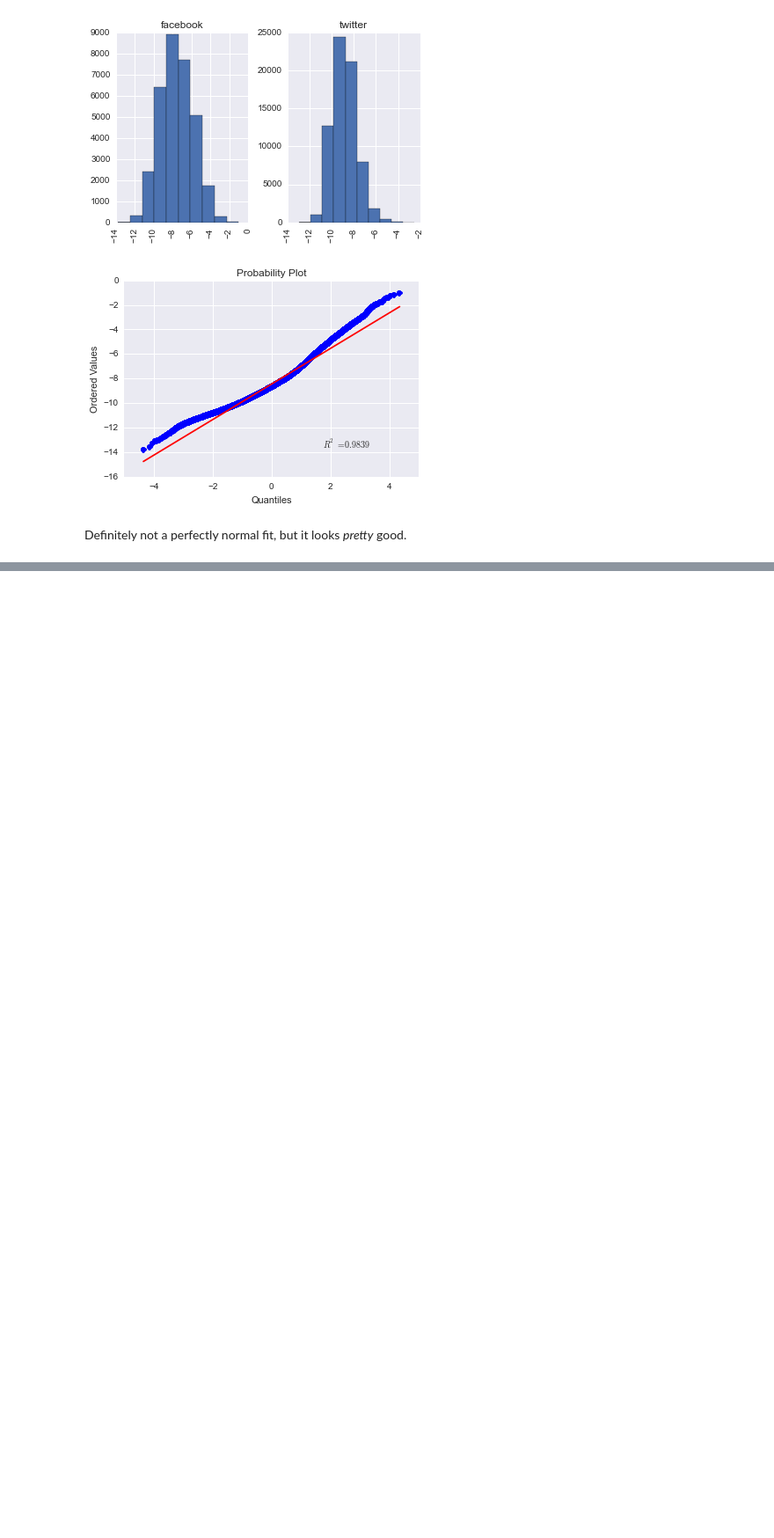
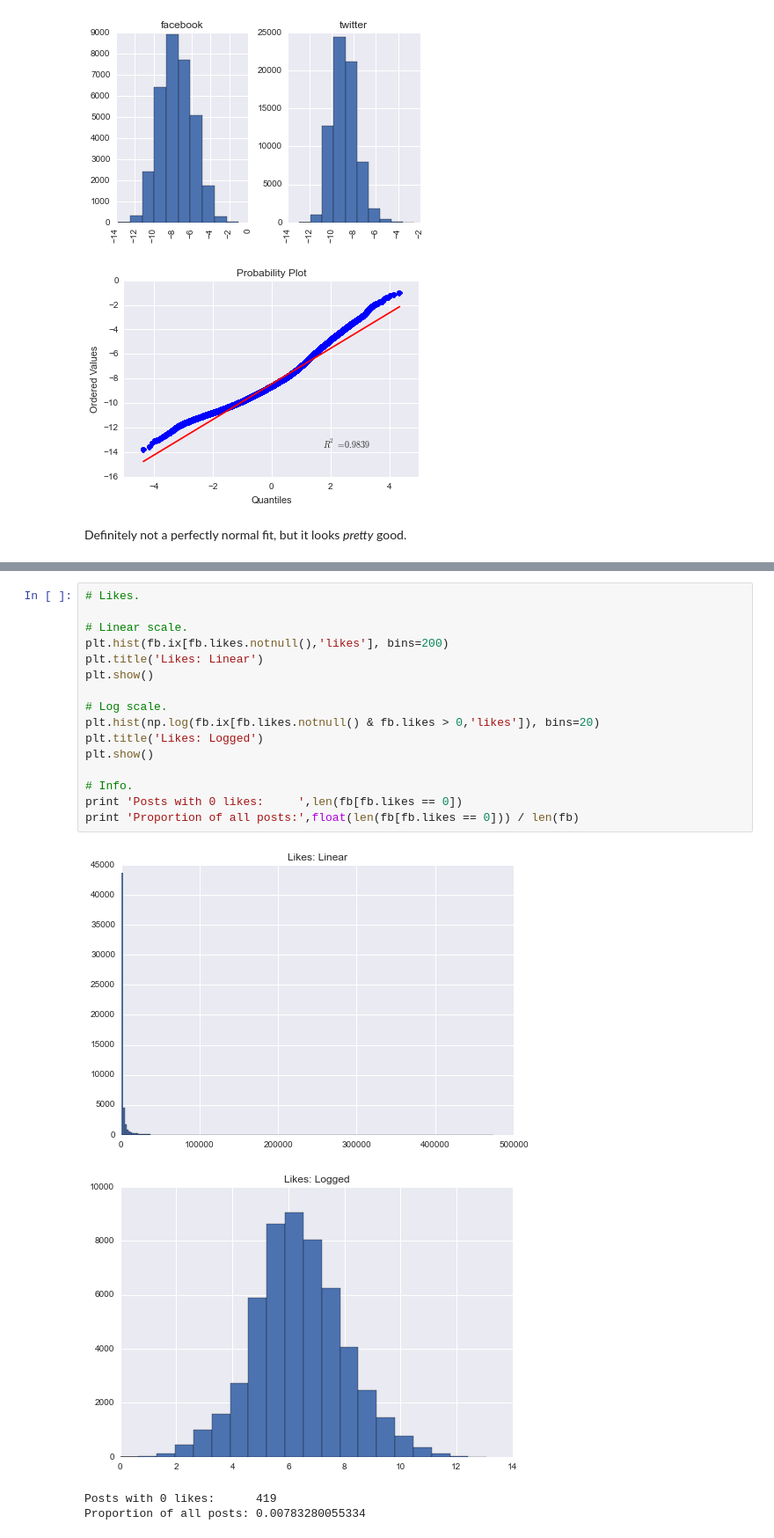
Before and after one commit to micahlanier/social-news, a Jupyter notebook: src/prediction/explorePredictionData.ipynb, the cells around one changed output, grey strips where cells are left out. Shown at 88% size. Drawn from its saved outputs; the diff is of its cells as text; blank space fills up the shorter version.

```diff
--- a/src/prediction/explorePredictionData.ipynb
+++ b/src/prediction/explorePredictionData.ipynb
@@ -187,0 +209,21 @@ Definitely not a perfectly normal fit, but it looks *pretty* good.
+# %%
+# Likes.
+
+# Linear scale.
+plt.hist(fb.ix[fb.likes.notnull(),'likes'], bins=200)
+plt.title('Likes: Linear')
+plt.show()
+
+# Log scale.
+plt.hist(np.log(fb.ix[fb.likes.notnull() & fb.likes > 0,'likes']), bins=20)
+plt.title('Likes: Logged')
+plt.show()
+
+# Info.
+print 'Posts with 0 likes:     ',len(fb[fb.likes == 0])
+print 'Proportion of all posts:',float(len(fb[fb.likes == 0])) / len(fb)
+# %% [output]
+[figure, added]
+[figure, added]
+Posts with 0 likes:      419
+Proportion of all posts: 0.00783280055334
```
Also changed, not shown: parts of 4 cells of this notebook, 1 other file.
